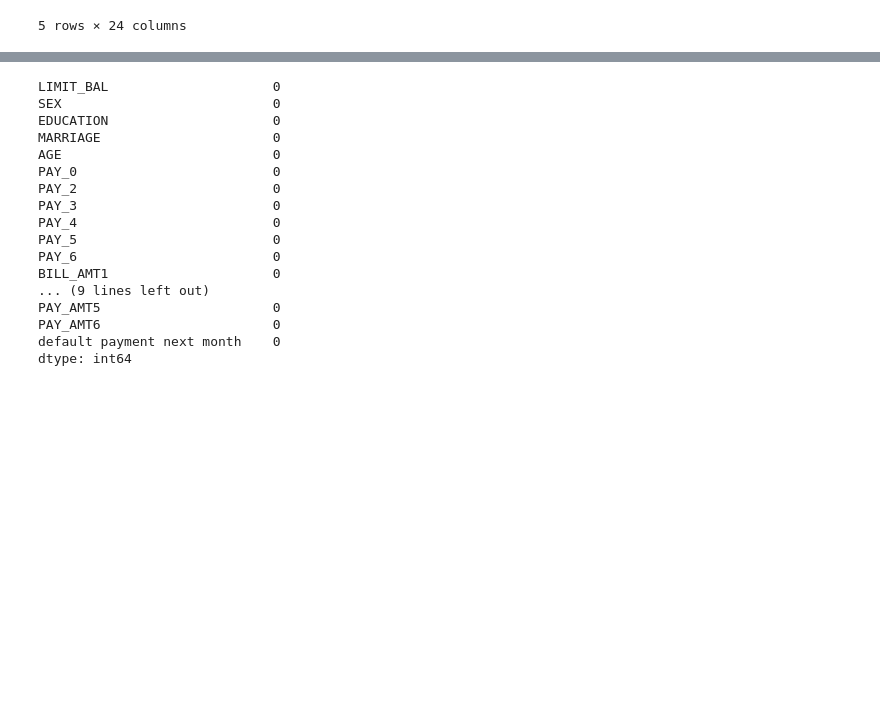
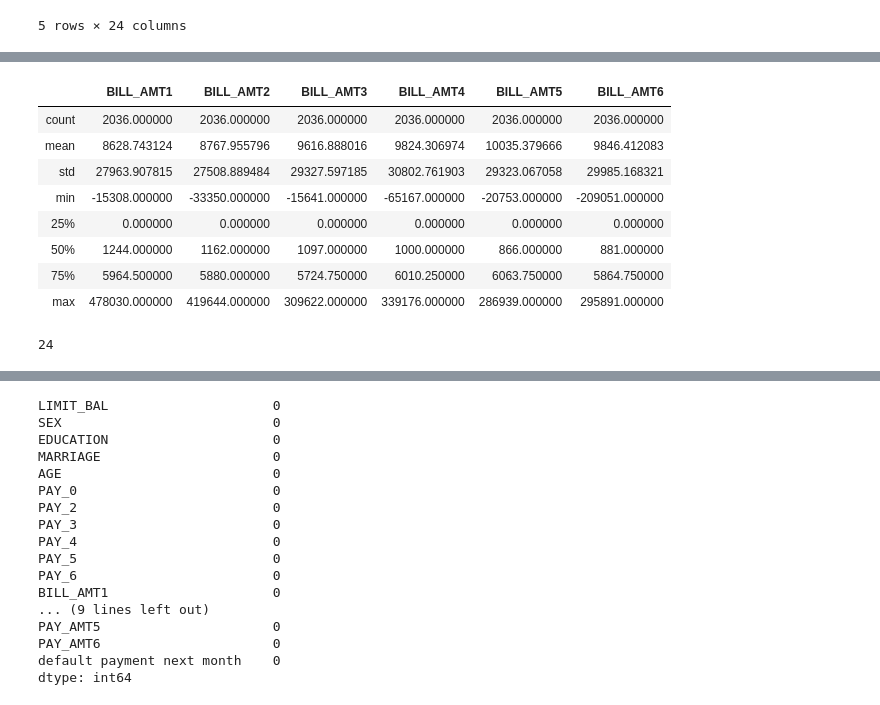
Before and after one commit to OsterMendel/nyc-ds-033020-lectures, a Jupyter notebook: Mod_3/bake_off/Data Exploration & Cleaning.ipynb, the cells around one changed output, grey strips where cells are left out. Drawn from its saved outputs; the diff is of its cells as text; code cells hidden in the pictures; blank space fills up the shorter version.

```diff
--- a/Mod_3/bake_off/Data Exploration & Cleaning.ipynb
+++ b/Mod_3/bake_off/Data Exploration & Cleaning.ipynb
@@ -40,0 +69,26 @@ raw_data.head()
+# %%
+raw_data[raw_data['PAY_0']==-2][['BILL_AMT1',
+ 'BILL_AMT2',
+ 'BILL_AMT3',
+ 'BILL_AMT4',
+ 'BILL_AMT5',
+ 'BILL_AMT6']].describe()
+# %% [output]
+|  | BILL_AMT1 | BILL_AMT2 | BILL_AMT3 | BILL_AMT4 | BILL_AMT5 | BILL_AMT6 |
+| count | 2036.000000 | 2036.000000 | 2036.000000 | 2036.000000 | 2036.000000 | 2036.000000 |
+| mean | 8628.743124 | 8767.955796 | 9616.888016 | 9824.306974 | 10035.379666 | 9846.412083 |
+| std | 27963.907815 | 27508.889484 | 29327.597185 | 30802.761903 | 29323.067058 | 29985.168321 |
+| min | -15308.000000 | -33350.000000 | -15641.000000 | -65167.000000 | -20753.000000 | -209051.000000 |
+| 25% | 0.000000 | 0.000000 | 0.000000 | 0.000000 | 0.000000 | 0.000000 |
+| 50% | 1244.000000 | 1162.000000 | 1097.000000 | 1000.000000 | 866.000000 | 881.000000 |
+| 75% | 5964.500000 | 5880.000000 | 5724.750000 | 6010.250000 | 6063.750000 | 5864.750000 |
+| max | 478030.000000 | 419644.000000 | 309622.000000 | 339176.000000 | 286939.000000 | 295891.000000 |
+# %%
+raw_data.index[(raw_data['BILL_AMT1']<0) |
+         (raw_data['BILL_AMT2']<0) |
+         (raw_data['BILL_AMT3']<0) |
+         (raw_data['BILL_AMT4']<0) |
+         (raw_data['BILL_AMT5']<0) |
+         (raw_data['BILL_AMT6']<0)][0]
+# %% [output]
+24
```
Also changed, not shown: parts of 13 cells of this notebook, 1 other file.
